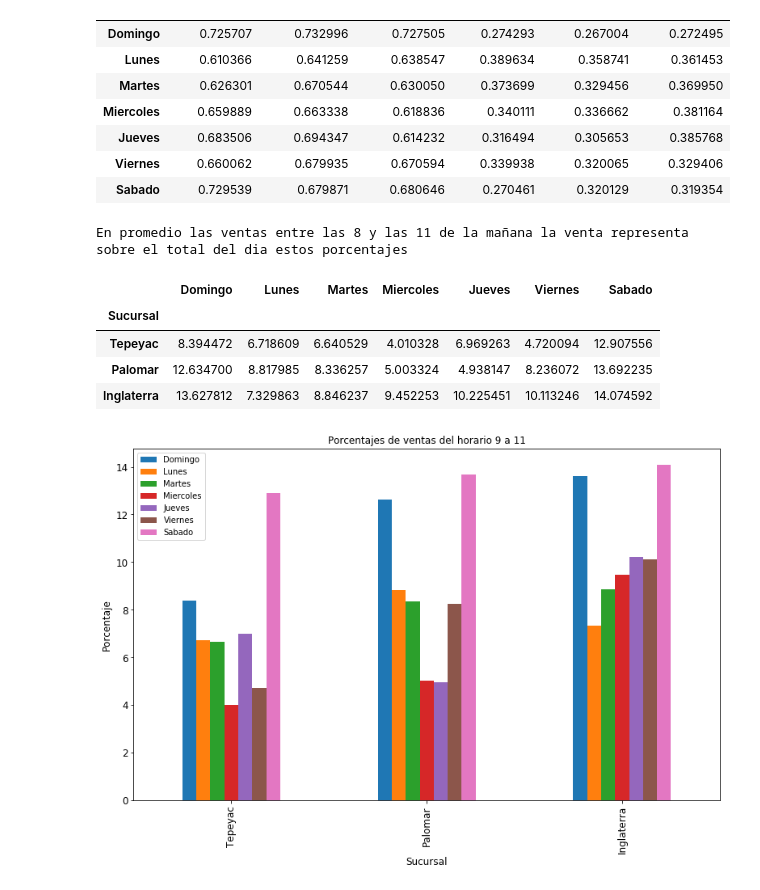
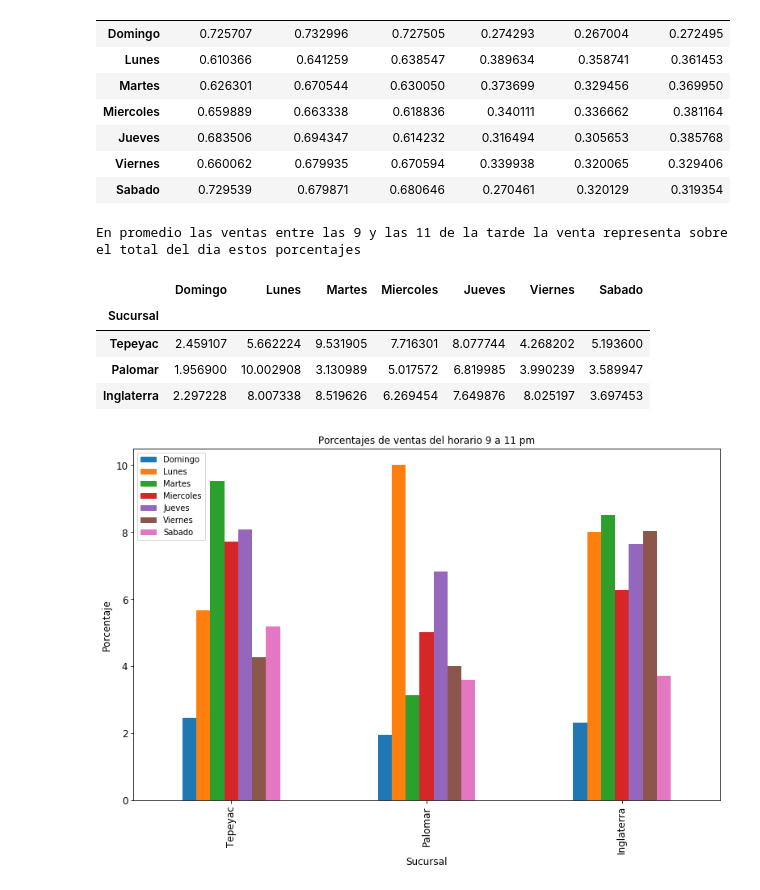
Before and after one commit to agui197/Las-Ro, a Jupyter notebook: Venta por hora/Ventas por hora.ipynb, the cells around one changed output. Drawn from its saved outputs; the diff is of its cells as text; code cells hidden in the pictures.

```diff
--- a/Venta por hora/Ventas por hora.ipynb
+++ b/Venta por hora/Ventas por hora.ipynb
@@ -89,27 +89,27 @@ df
 total_per_day=list(map(lambda s:list(map(lambda d:sum(y[s][d]),range(7))),range(3)))
 a=np.asmatrix(total_per_day)
 # %%
-sales_between_9_to_11=list(map(lambda s:list(map(lambda d:sum(y[s][d][0:3]),range(7))),range(3)))
+sales_between_9_to_11=list(map(lambda s:list(map(lambda d:sum(y[s][d][13:15]),range(7))),range(3)))
 t=np.asmatrix(sales_between_9_to_11)
 # %%
 df=pd.DataFrame(t/a*100,index=['Tepeyac','Palomar','Inglaterra'],columns=dias)
 df.index.name = "Sucursal"
-print('En promedio las ventas entre las 8 y las 11 de la mañana la venta representa sobre el total del dia estos porcentajes')
+print('En promedio las ventas entre las 9 y las 11 de la tarde la venta representa sobre el total del dia estos porcentajes')
 df
 # %% [output]
-En promedio las ventas entre las 8 y las 11 de la mañana la venta representa sobre el total del dia estos porcentajes
+En promedio las ventas entre las 9 y las 11 de la tarde la venta representa sobre el total del dia estos porcentajes
 |  | Domingo | Lunes | Martes | Miercoles | Jueves | Viernes | Sabado |
 | Sucursal |  |  |  |  |  |  |  |
-| Tepeyac | 8.394472 | 6.718609 | 6.640529 | 4.010328 | 6.969263 | 4.720094 | 12.907556 |
-| Palomar | 12.634700 | 8.817985 | 8.336257 | 5.003324 | 4.938147 | 8.236072 | 13.692235 |
-| Inglaterra | 13.627812 | 7.329863 | 8.846237 | 9.452253 | 10.225451 | 10.113246 | 14.074592 |
+| Tepeyac | 2.459107 | 5.662224 | 9.531905 | 7.716301 | 8.077744 | 4.268202 | 5.193600 |
+| Palomar | 1.956900 | 10.002908 | 3.130989 | 5.017572 | 6.819985 | 3.990239 | 3.589947 |
+| Inglaterra | 2.297228 | 8.007338 | 8.519626 | 6.269454 | 7.649876 | 8.025197 | 3.697453 |
 # %%
-ax = df.plot(kind='bar', title ="Porcentajes de ventas del horario 9 a 11", figsize=(13, 8), legend=True, fontsize=12)
+ax = df.plot(kind='bar', title ="Porcentajes de ventas del horario 9 a 11 pm", figsize=(13, 8), legend=True, fontsize=12)
 ax.set_xlabel("Sucursal", fontsize=12)
 ax.set_ylabel("Porcentaje", fontsize=12)
 plt.show()
 # %% [output]
-[figure, old version]
+[figure, new version]
 # %%
 df=pd.DataFrame(t,index=['Tepeyac','Palomar','Inglaterra'],columns=dias)
 df.index.name = "Sucursal"
```
Also changed, not shown: parts of 2 cells of this notebook.
